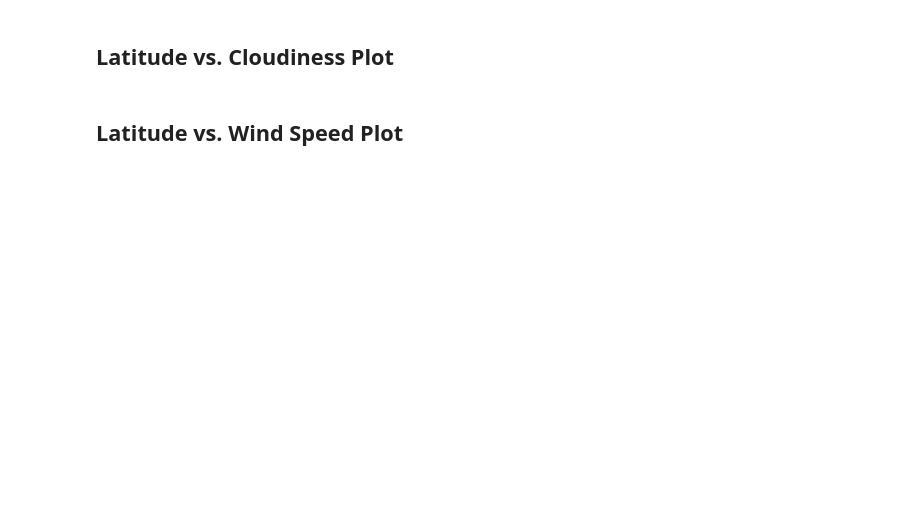
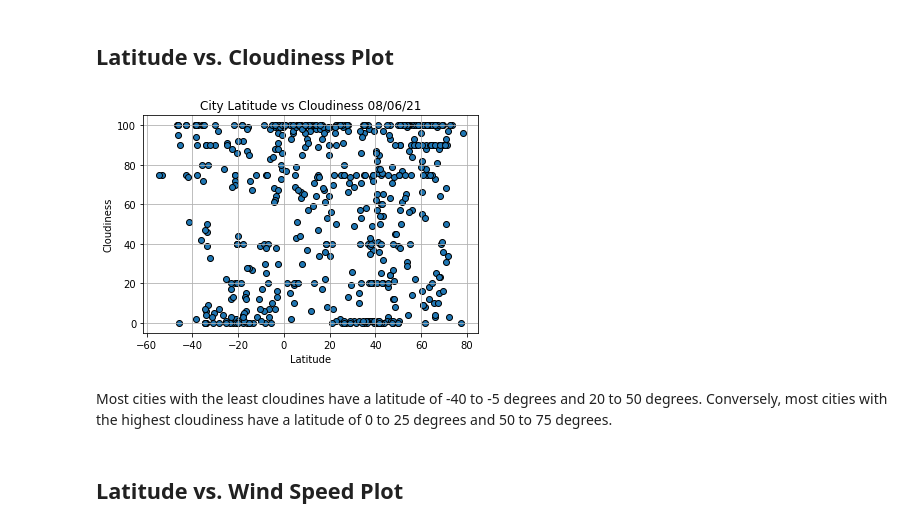
Before and after one commit to dkoski23/python-api-challenge, a Jupyter notebook: WeatherPy/WeatherPy.ipynb, the cells around one changed output. Drawn from its saved outputs; the diff is of its cells as text; code cells hidden in the pictures; blank space fills up the shorter version.

```diff
--- a/WeatherPy/WeatherPy.ipynb
+++ b/WeatherPy/WeatherPy.ipynb
@@ -152,4 +200,18 @@ Skip this step if there are no cities that have humidity > 100%.
 # %% [markdown]
 ## Latitude vs. Cloudiness Plot
+# %%
+plt.scatter(latitude, clouds, edgecolor = 'black')
+plt.grid(True)
+#time.stftime will allow the code to use the current date to the title whenever it is run
+plt.title(f"City Latitude vs Cloudiness {time.strftime('%x')}")
+plt.xlabel("Latitude")
+plt.ylabel("Cloudiness")
+
+#save the graph
+plt.savefig("output_data/cloud_scatter.png")
+# %% [output]
+[figure, added]
+# %% [markdown]
+Most cities with the least cloudines have a latitude of -40 to -5 degrees and 20 to 50 degrees. Conversely, most cities with the highest cloudiness have a latitude of 0 to 25 degrees and 50 to 75 degrees.
 # %% [markdown]
 ## Latitude vs. Wind Speed Plot
```
Also changed, not shown: parts of 12 cells of this notebook.
